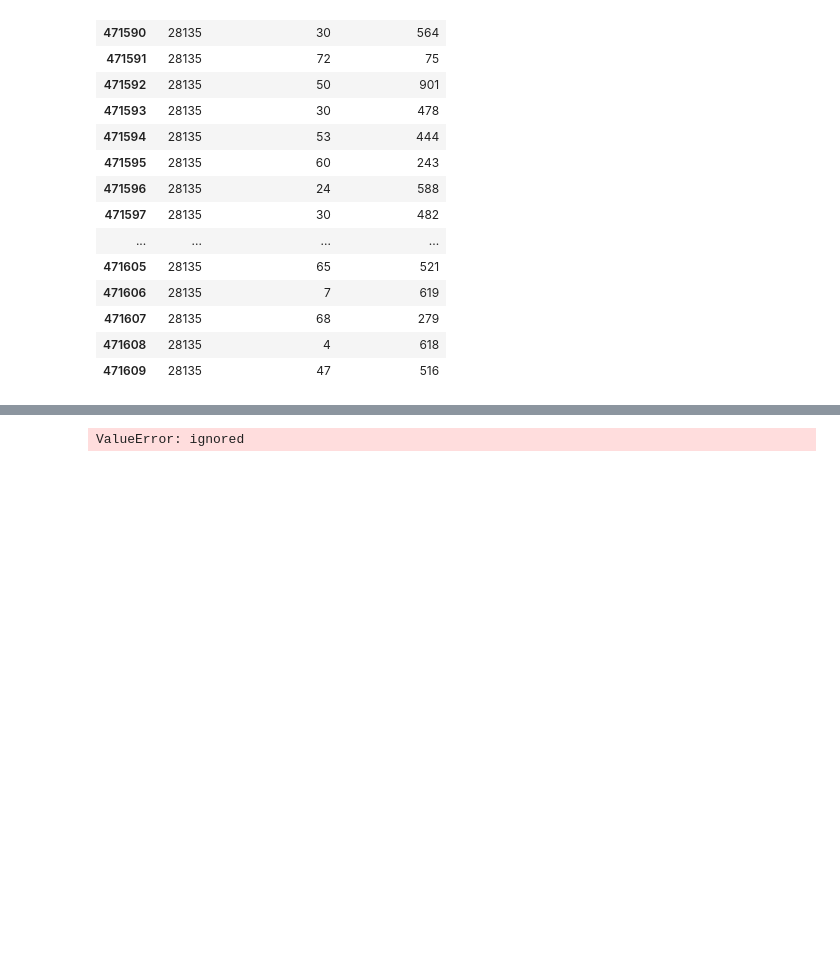
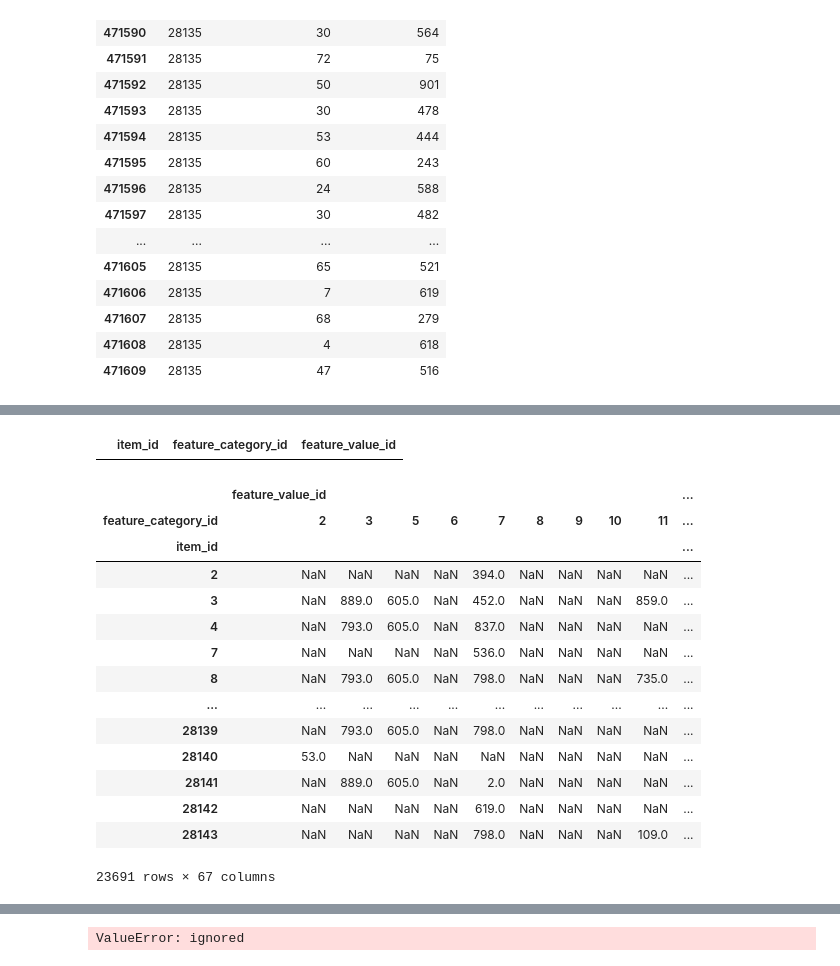
Before and after one commit to Ananassio/Data-Science_lab, a Jupyter notebook: Project/Data.ipynb, the cells around one changed output, grey strips where cells are left out. Saved outputs shown, nothing was run; the diff lists cells and outputs as text; code cells hidden in the pictures; blank space fills up the shorter version.

```diff
--- a/Project/Data.ipynb
+++ b/Project/Data.ipynb
@@ -192,0 +196,7 @@ a[a['feature_category_id'] == 65].head()
+# %%
+c = features.drop(features[features['feature_category_id'] == 30].index)
+c = c.drop(c[c['feature_category_id'] == 53].index)
+c = c.drop(c[c['feature_category_id'] == 46].index)
+c = c.drop(c[c['feature_category_id'] == 4].index)
+c = c.drop(c[c['feature_category_id'] == 28].index)
+c = c.drop(c[c['feature_category_id'] == 1].index)
@@ -192,0 +207,22 @@ a[a['feature_category_id'] == 65].head()
+# %%
+c[c['feature_category_id'] == 30].head(50)
+# %% [output]
+|  | item_id | feature_category_id | feature_value_id |
+# %%
+c.pivot(index='item_id',columns='feature_category_id')
+# %% [output]
+|  | feature_value_id |  |  |  |  |  |  |  |  | ... |
+| feature_category_id | 2 | 3 | 5 | 6 | 7 | 8 | 9 | 10 | 11 | ... |
+| item_id |  |  |  |  |  |  |  |  |  | ... |
+| 2 | NaN | NaN | NaN | NaN | 394.0 | NaN | NaN | NaN | NaN | ... |
+| 3 | NaN | 889.0 | 605.0 | NaN | 452.0 | NaN | NaN | NaN | 859.0 | ... |
+| 4 | NaN | 793.0 | 605.0 | NaN | 837.0 | NaN | NaN | NaN | NaN | ... |
+| 7 | NaN | NaN | NaN | NaN | 536.0 | NaN | NaN | NaN | NaN | ... |
+| 8 | NaN | 793.0 | 605.0 | NaN | 798.0 | NaN | NaN | NaN | 735.0 | ... |
+| ... | ... | ... | ... | ... | ... | ... | ... | ... | ... | ... |
+| 28139 | NaN | 793.0 | 605.0 | NaN | 798.0 | NaN | NaN | NaN | NaN | ... |
+| 28140 | 53.0 | NaN | NaN | NaN | NaN | NaN | NaN | NaN | NaN | ... |
+| 28141 | NaN | 889.0 | 605.0 | NaN | 2.0 | NaN | NaN | NaN | NaN | ... |
+| 28142 | NaN | NaN | NaN | NaN | 619.0 | NaN | NaN | NaN | NaN | ... |
+| 28143 | NaN | NaN | NaN | NaN | 798.0 | NaN | NaN | NaN | 109.0 | ... |
+23691 rows × 67 columns
```
Also changed, not shown: parts of 7 cells of this notebook.
